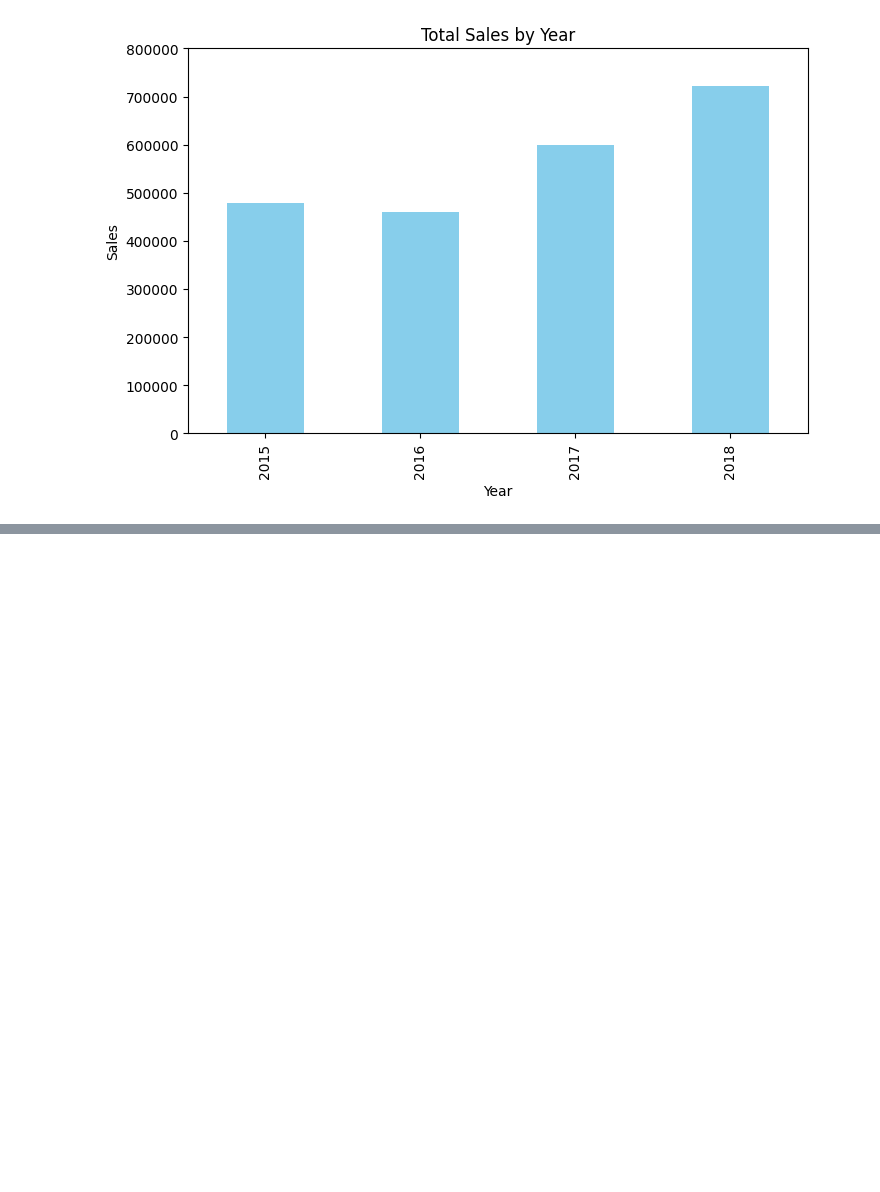
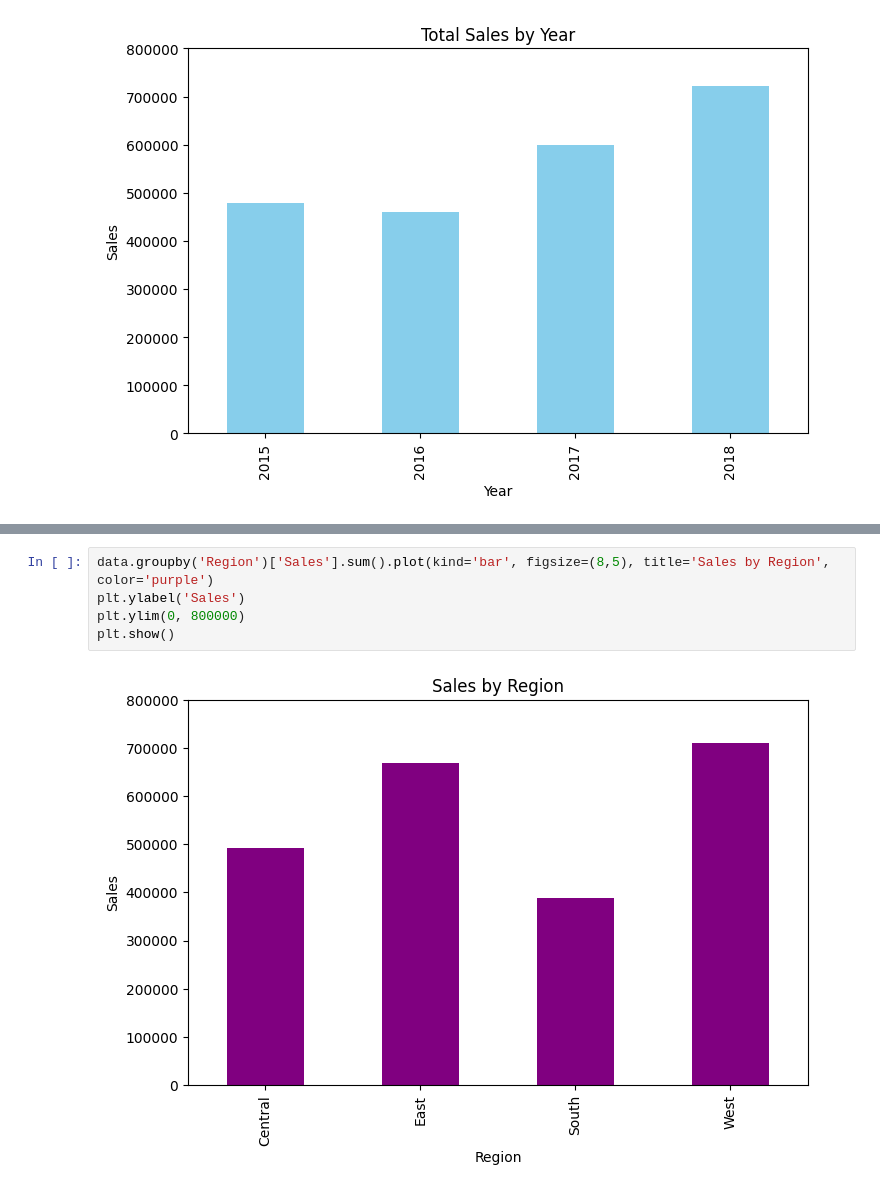
Before and after one commit to Feian-osa/Minor-Internship-project, a Jupyter notebook: notebooks/superstore_sales_dashboard.ipynb, the cells around one changed output, grey strips where cells are left out. Cells and saved outputs as stored; diff of their text form; blank space fills up the shorter version.

```diff
--- a/notebooks/superstore_sales_dashboard.ipynb
+++ b/notebooks/superstore_sales_dashboard.ipynb
@@ -287,0 +355,7 @@ plt.show()
+# %%
+data.groupby('Region')['Sales'].sum().plot(kind='bar', figsize=(8,5), title='Sales by Region', color='purple')
+plt.ylabel('Sales')
+plt.ylim(0, 800000)
+plt.show()
+# %% [output]
+[figure, added]
```
Also changed, not shown: parts of 7 cells of this notebook.
